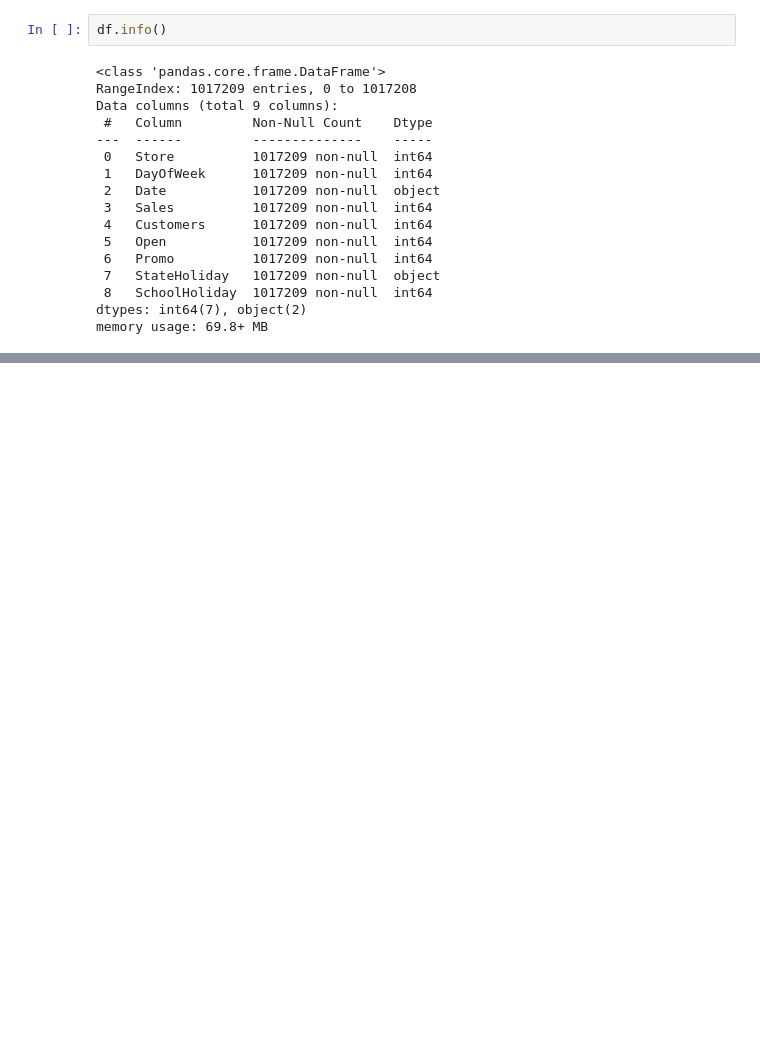
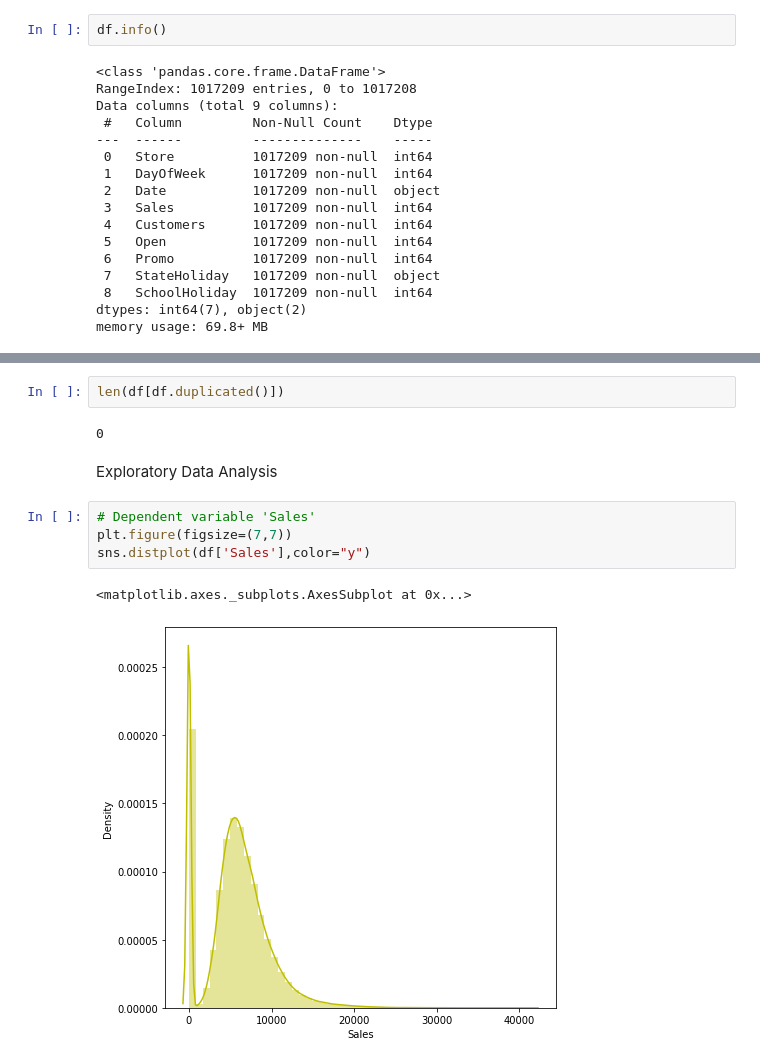
Before and after one commit to GauravBFG10K/Retail_Sales_Regression-Analysis, a Jupyter notebook: Rossmann_Sales_Prediction_Regression_Gaurav_Tiwari.ipynb, the cells around one changed output, grey strips where cells are left out. Cells and saved outputs as stored; diff of their text form; blank space fills up the shorter version.

```diff
--- a/Rossmann_Sales_Prediction_Regression_Gaurav_Tiwari.ipynb
+++ b/Rossmann_Sales_Prediction_Regression_Gaurav_Tiwari.ipynb
@@ -94,0 +113,13 @@ memory usage: 69.8+ MB
+# %%
+len(df[df.duplicated()])
+# %% [output]
+0
+# %% [markdown]
+Exploratory Data Analysis
+# %%
+# Dependent variable 'Sales'
+plt.figure(figsize=(7,7))
+sns.distplot(df['Sales'],color="y")
+# %% [output]
+<matplotlib.axes._subplots.AxesSubplot at 0x...>
+[figure, added]
```
Also changed, not shown: parts of 13 cells of this notebook.
